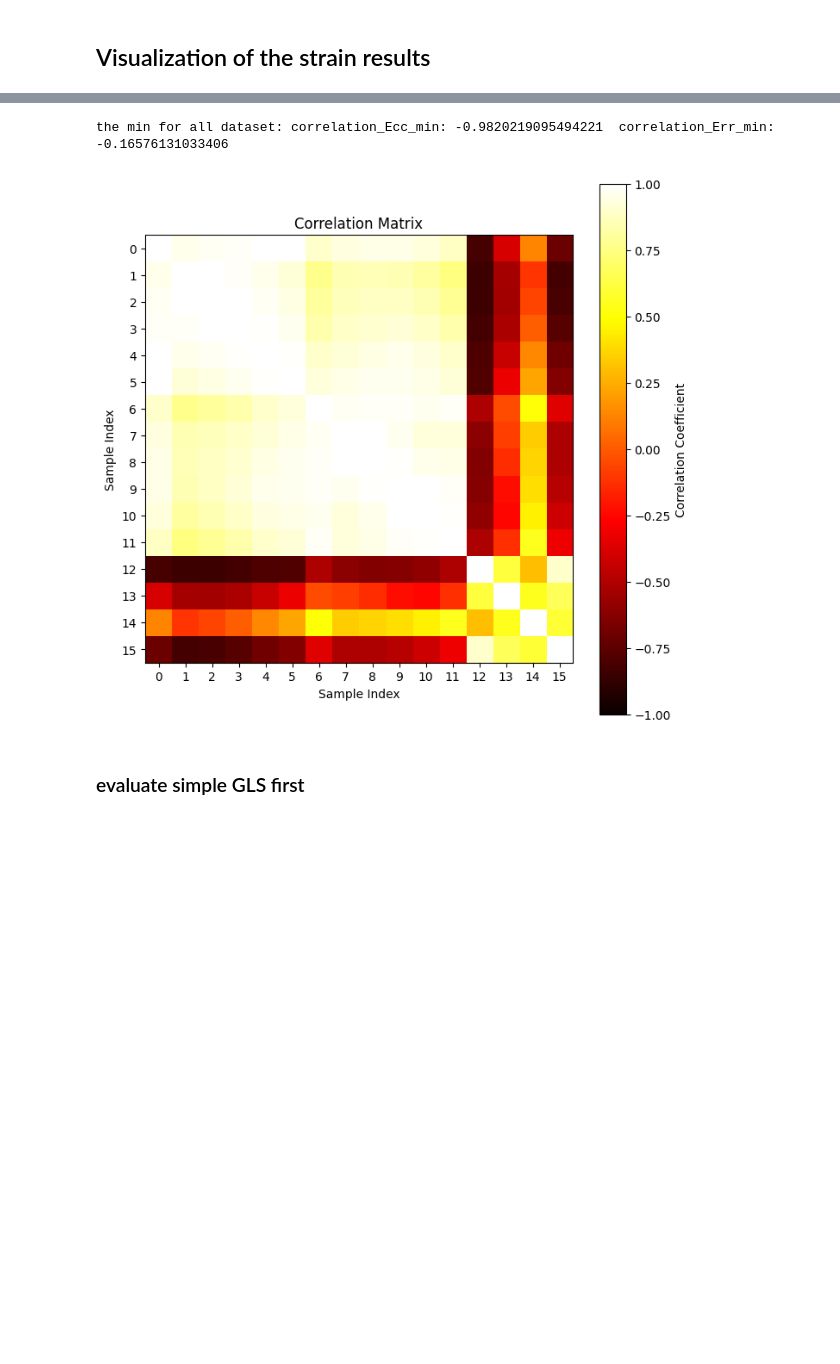
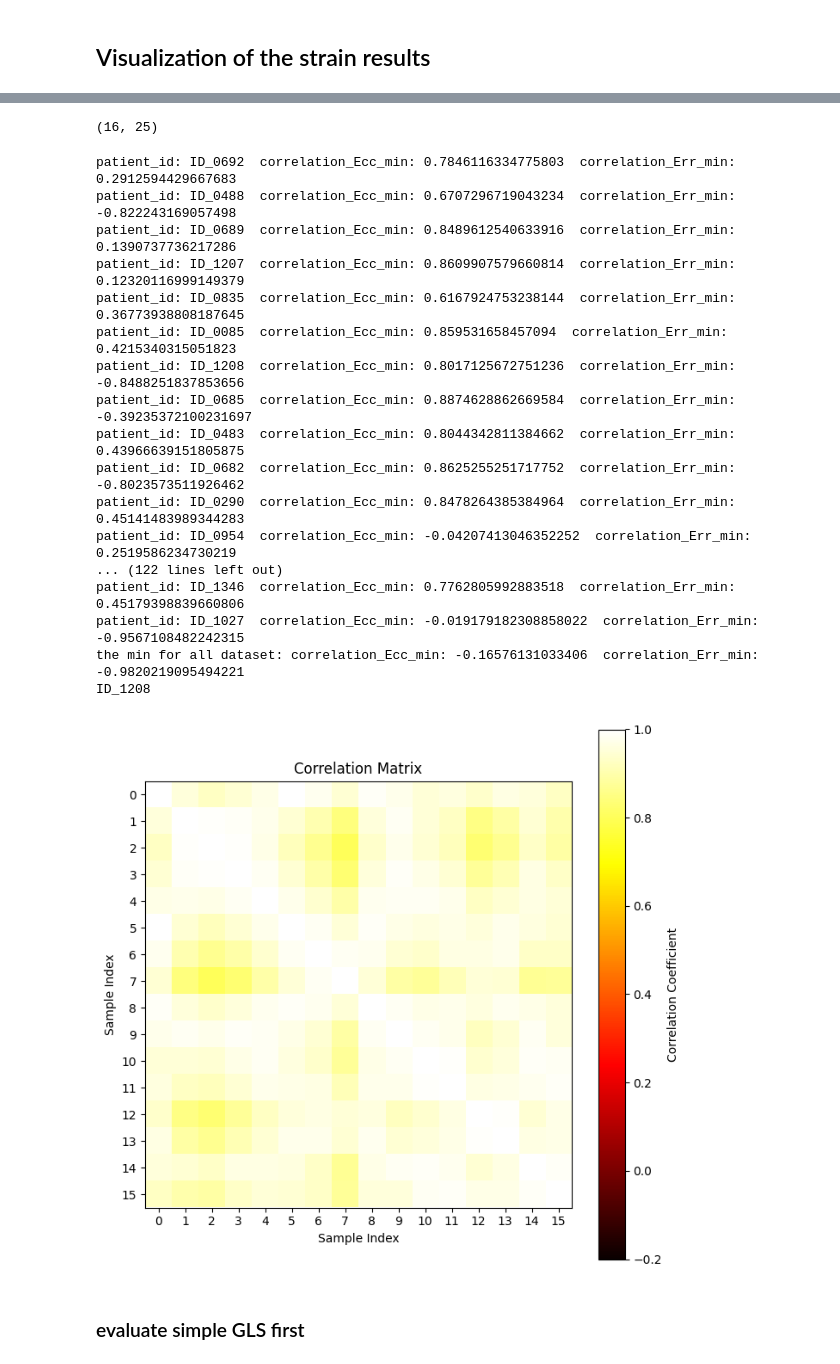
Before and after one commit to zhennongchen/DeepStrain, a Jupyter notebook: main_ML_analysis.ipynb, the cells around one changed output, grey strips where cells are left out. Cells and saved outputs as stored; diff of their text form; code cells hidden in the pictures; blank space fills up the shorter version.

```diff
--- a/main_ML_analysis.ipynb
+++ b/main_ML_analysis.ipynb
@@ -212,7 +212,7 @@ label_sheet = pd.read_excel('/mnt/camca_NAS/HFpEF/data/HFpEF_data/Patient_list/r
 # %%
 ### visualize strain
 label_sheet = pd.read_excel('/mnt/camca_NAS/HFpEF/data/HFpEF_data/Patient_list/re-admission-info/HFpEF_readmission_list_finalized.xlsx')
-for i in range(3, 4):#label_sheet.shape[0]):
+for i in range(6,7):#label_sheet.shape[0]):
     patient_id = ff.XX_to_ID_00XX(label_sheet.iloc[i, 0])
     print(patient_id)
 
@@ -239,7 +239,7 @@ for i in range(3, 4):#label_sheet.shape[0]):
     ytick_values = np.arange(np.round(min_value - 0.1,1), np.round(max_value + 0.2,1), 0.1)
 
     # Create a 4x4 grid of plots
-    fig, axes = plt.subplots(4, 4, figsize=(12, 12))
+    fig, axes = plt.subplots(4, 4, figsize=(10,10))
     axes = axes.flatten()
 
     for i in range(16):
@@ -265,3 +265,7 @@ max_value: 0.375473092614282 min_value: -0.1288722273089803
+# %%
+Ecc_aha_sample.shape
+# %% [output]
+(16, 25)
 # %%
 ### visualize correlation
 # first we need to know the range of correlation matrix
@@ -274,44 +278,62 @@ for i in range(0,label_sheet.shape[0]):
 
     Ecc_aha_sample = np.load(os.path.join(main_path, 'strain', patient_id, 'Ecc_aha_sample.npy'))
     Err_aha_sample = np.load(os.path.join(main_path, 'strain', patient_id, 'Err_aha_sample.npy'))
-    correlation_matrix_Ecc = np.corrcoef(Err_aha_sample)
-    correlation_matrix_Err = np.corrcoef(Ecc_aha_sample)
+    correlation_matrix_Ecc = np.corrcoef(Ecc_aha_sample)
+    correlation_matrix_Err = np.corrcoef(Err_aha_sample)
     correlation_Ecc_min = np.min(correlation_matrix_Ecc); correlation_Ecc_min_list.append(correlation_Ecc_min)
     correlation_Err_min = np.min(correlation_matrix_Err); correlation_Err_min_list.append(correlation_Err_min)
 
-    # print('patient_id:', patient_id, ' correlation_Ecc_min:', correlation_Ecc_min, ' correlation_Err_min:', correlation_Err_min)
+    print('patient_id:', patient_id, ' correlation_Ecc_min:', correlation_Ecc_min, ' correlation_Err_min:', correlation_Err_min)
 print('the min for all dataset: correlation_Ecc_min:', np.min(correlation_Ecc_min_list), ' correlation_Err_min:', np.min(correlation_Err_min_list))
 
 # then plot
 for i in range(6,7):#label_sheet.shape[0]):
     patient_id = ff.XX_to_ID_00XX(label_sheet.iloc[i, 0])
+    print(patient_id)
 
     Ecc_aha_sample = np.load(os.path.join(main_path, 'strain', patient_id, 'Ecc_aha_sample.npy'))
     Err_aha_sample = np.load(os.path.join(main_path, 'strain', patient_id, 'Err_aha_sample.npy'))
-    correlation_matrix_Ecc = np.corrcoef(Err_aha_sample)
-    correlation_matrix_Err = np.corrcoef(Ecc_aha_sample)
+    correlation_matrix_Ecc = np.corrcoef(Ecc_aha_sample)
+    correlation_matrix_Err = np.corrcoef(Err_aha_sample)
 
     correlation_matrix = correlation_matrix_Ecc
-    vmin = -1.0
+
+    vmin = -0.2 ##need to change
     vmax = 1.0
     plt.figure(figsize=(8, 8))
     img = plt.imshow(correlation_matrix, cmap='hot', interpolation='nearest', vmin = vmin, vmax = vmax)  # Fix color range
     cbar = plt.colorbar(img)
     cbar.set_label('Correlation Coefficient')
 
     # Title and axis labels
     plt.title('Correlation Matrix')
     plt.xlabel('Sample Index')
     plt.ylabel('Sample Index')
 
     # Set x and y ticks
     plt.xticks(range(16))
     plt.yticks(range(16))
 
     plt.show()
 # %% [output]
-the min for all dataset: correlation_Ecc_min: -0.9820219095494221  correlation_Err_min: -0.16576131033406
+patient_id: ID_0692  correlation_Ecc_min: 0.7846116334775803  correlation_Err_min: 0.2912594429667683
+patient_id: ID_0488  correlation_Ecc_min: 0.6707296719043234  correlation_Err_min: -0.822243169057498
+patient_id: ID_0689  correlation_Ecc_min: 0.8489612540633916  correlation_Err_min: 0.1390737736217286
+patient_id: ID_1207  correlation_Ecc_min: 0.8609907579660814  correlation_Err_min: 0.12320116999149379
+patient_id: ID_0835  correlation_Ecc_min: 0.6167924753238144  correlation_Err_min: 0.36773938808187645
+patient_id: ID_0085  correlation_Ecc_min: 0.859531658457094  correlation_Err_min: 0.4215340315051823
+patient_id: ID_1208  correlation_Ecc_min: 0.8017125672751236  correlation_Err_min: -0.8488251837853656
+patient_id: ID_0685  correlation_Ecc_min: 0.8874628862669584  correlation_Err_min: -0.39235372100231697
+patient_id: ID_0483  correlation_Ecc_min: 0.8044342811384662  correlation_Err_min: 0.43966639151805875
+patient_id: ID_0682  correlation_Ecc_min: 0.8625255251717752  correlation_Err_min: -0.8023573511926462
+patient_id: ID_0290  correlation_Ecc_min: 0.8478264385384964  correlation_Err_min: 0.45141483989344283
+patient_id: ID_0954  correlation_Ecc_min: -0.04207413046352252  correlation_Err_min: 0.2519586234730219
+... (122 lines left out)
+patient_id: ID_1346  correlation_Ecc_min: 0.7762805992883518  correlation_Err_min: 0.45179398839660806
+patient_id: ID_1027  correlation_Ecc_min: -0.019179182308858022  correlation_Err_min: -0.9567108482242315
+the min for all dataset: correlation_Ecc_min: -0.16576131033406  correlation_Err_min: -0.9820219095494221
+ID_1208
-[figure, old version]
+[figure, new version]
 # %% [markdown]
 ### evaluate simple GLS first
 # %%
```
Also changed, not shown: parts of 1 cell of this notebook.
